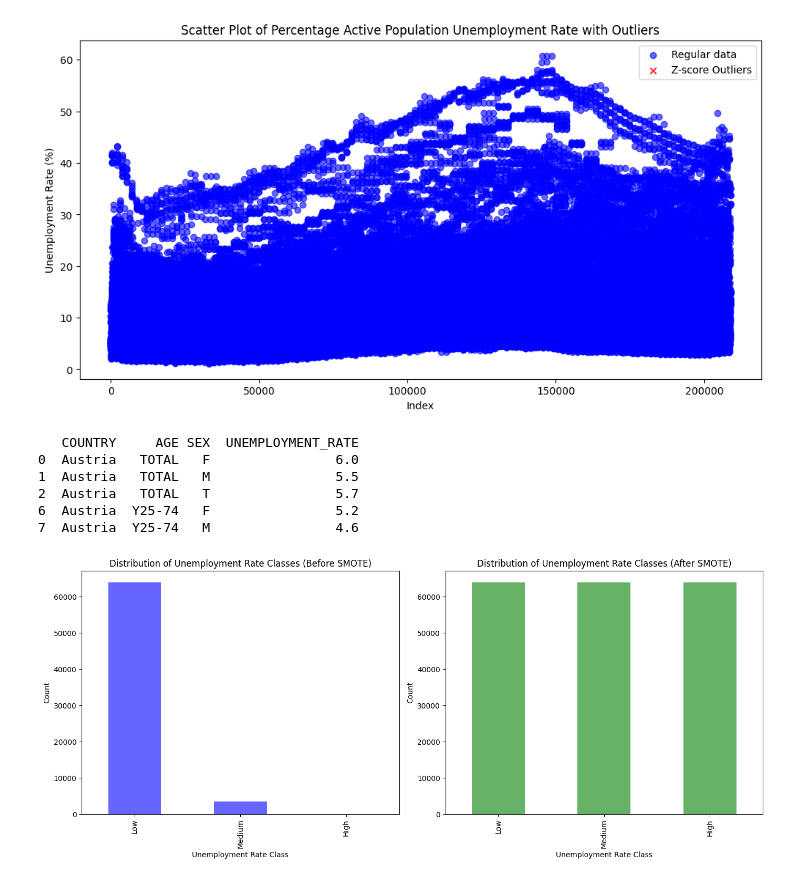
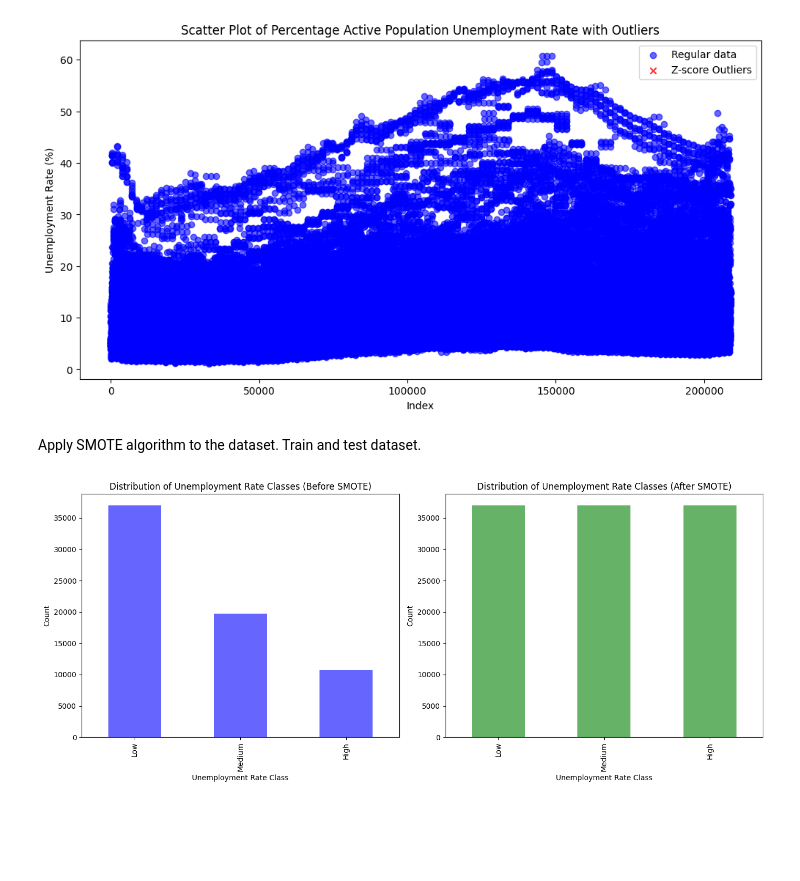
Before and after one commit to valzagrainca/Analysis-of-unemployment-in-EU-countries, a Jupyter notebook: unemployment.ipynb, the cells around one changed output. Saved outputs shown, nothing was run; the diff lists cells and outputs as text; code cells hidden in the pictures; blank space fills up the shorter version.

```diff
--- a/unemployment.ipynb
+++ b/unemployment.ipynb
@@ -356,60 +357,53 @@ plt.legend()
 plt.show()
 # %% [output]
 [figure]
+# %% [markdown]
+Apply SMOTE algorithm to the dataset. Train and test dataset.
 # %%
-smote_df = data_tr_df.drop(['C2', 'NUMERIC', 'ISO', 'YEAR', 'Z_Score', 'MONTH'], axis=1)
-print(smote_df.head())
+cleaned_df = data_tr_df.drop(['C2','Z_Score'], axis=1)
 
-class_thresholds = [0, 30, 60, 80]
+class_thresholds = [0, 10, 20, float('inf')]
 class_labels = ['Low', 'Medium', 'High']
 
-smote_df['CLASS'] = pd.cut(smote_df['UNEMPLOYMENT_RATE'], bins=class_thresholds, labels=class_labels, include_lowest=True)
+cleaned_df['CLASS'] = pd.cut(cleaned_df['UNEMPLOYMENT_RATE'], bins=class_thresholds, labels=class_labels, include_lowest=True)
 
-# Encode class labels if needed
 label_encoder = LabelEncoder()
-smote_df['CLASS_ENCODED'] = label_encoder.fit_transform(smote_df['CLASS'])
+cleaned_df['CLASS_ENCODED'] = label_encoder.fit_transform(cleaned_df['CLASS'])
 
-# Separate features and target variable
-X = smote_df.drop(['UNEMPLOYMENT_RATE', 'CLASS', 'CLASS_ENCODED'], axis=1)
-y_class = smote_df['CLASS']
+X = cleaned_df.drop(['UNEMPLOYMENT_RATE', 'CLASS', 'CLASS_ENCODED'], axis=1)
+y_class = cleaned_df['CLASS']
 
-# Encode categorical features
 label_encoder = LabelEncoder()
 X['COUNTRY'] = label_encoder.fit_transform(X['COUNTRY'])
 X['AGE'] = label_encoder.fit_transform(X['AGE'])
 X['SEX'] = label_encoder.fit_transform(X['SEX'])
+X['ISO'] = label_encoder.fit_transform(X['ISO'])
+X['MONTH'] = label_encoder.fit_transform(X['MONTH'])
+X['YEAR'] = label_encoder.fit_transform(X['YEAR'])
 
 # Split the data into training and testing sets
 X_train, X_test, y_train, y_test = train_test_split(X, y_class, test_size=0.2, random_state=42)
 
-# Apply SMOTE
 smote = SMOTE(sampling_strategy='auto', random_state=42, k_neighbors=min(len(y_train[y_train=='Low']), len(y_train[y_train=='Medium']), len(y_train[y_train=='High'])) - 1)
 X_resampled, y_resampled = smote.fit_resample(X_train, y_train)
 
-# Visualize data before and after SMOTE using bar plot
 plt.figure(figsize=(14, 6))
 
 # Bar plot before SMOTE
 plt.subplot(1, 2, 1)
 y_train.value_counts().sort_index().plot(kind='bar', color='blue', alpha=0.6)
 plt.title("Distribution of Unemployment Rate Classes (Before SMOTE)")
 plt.xlabel("Unemployment Rate Class")
 plt.ylabel("Count")
 
 # Bar plot after SMOTE
 plt.subplot(1, 2, 2)
 y_resampled.value_counts().sort_index().plot(kind='bar', color='green', alpha=0.6)
 plt.title("Distribution of Unemployment Rate Classes (After SMOTE)")
 plt.xlabel("Unemployment Rate Class")
 plt.ylabel("Count")
 
 plt.tight_layout()
 plt.show()
 # %% [output]
-   COUNTRY     AGE SEX  UNEMPLOYMENT_RATE
-0  Austria   TOTAL   F                6.0
-1  Austria   TOTAL   M                5.5
-2  Austria   TOTAL   T                5.7
-6  Austria  Y25-74   F                5.2
-7  Austria  Y25-74   M                4.6
-[figure, old version]
+[figure, new version]
```
Also changed, not shown: parts of 14 cells of this notebook.
